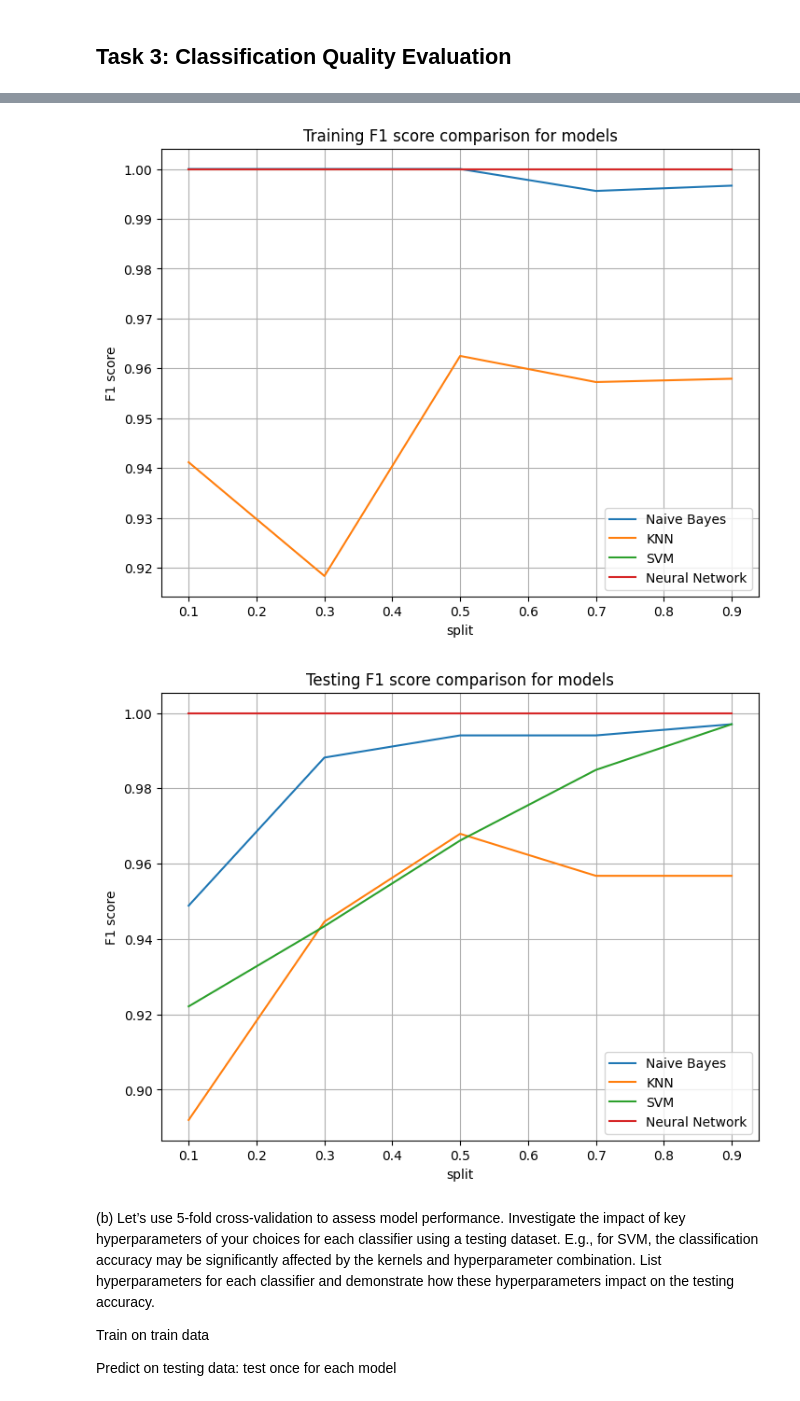
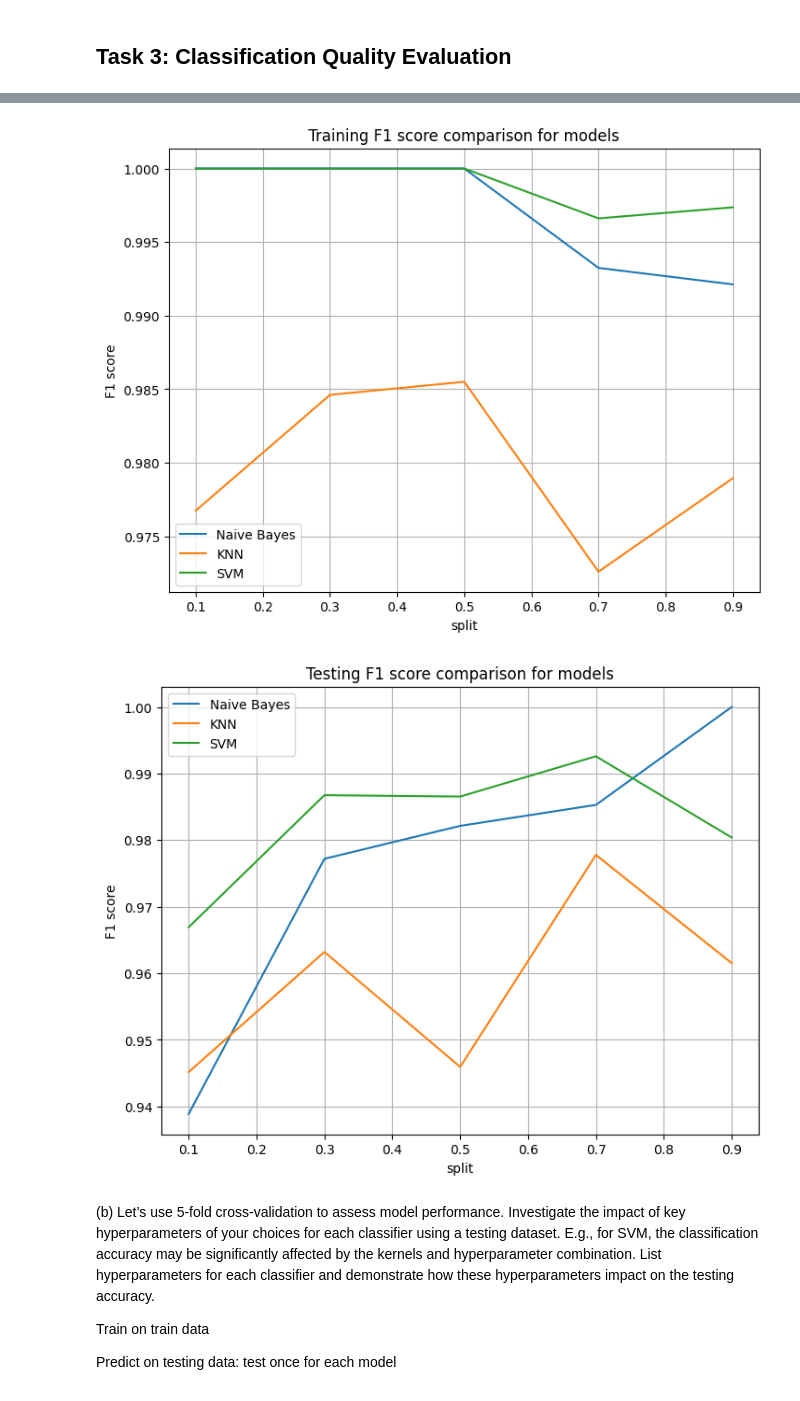
Before and after one commit to jeffcct/Tutorial-5, a Jupyter notebook: Assignment/A3_Code_Group_T06-4.ipynb, the cells around one changed output, grey strips where cells are left out. Drawn from its saved outputs; the diff is of its cells as text; code cells hidden in the pictures.

```diff
--- a/Assignment/A3_Code_Group_T06-4.ipynb
+++ b/Assignment/A3_Code_Group_T06-4.ipynb
@@ -470,7 +470,7 @@ for hidden_units in hidden_units_list:
             for layer in m.coefs_:
                 layer[:] = np.random.uniform(0, 0.1, layer.shape)
 
-    mlp._fit(X_train_count, y_train)
+    mlp._fit(X_train_tfidf, y_train)
     init_weights(mlp)
 
     training_losses = []
@@ -502,36 +502,43 @@ Accuracy Score with 40 hidden units: 0.9651162790697675
 # %% [markdown]
 ## Task 3: Classification Quality Evaluation
+# %%
+def split_data(dataX, split):
+    # Vectorizing after data split
+    X_train, X_test, y_train, y_test = train_test_split(dataX["Text"], dataX["Category"], train_size=split,random_state=42)
+
+    #Tfid Vectorizer
+    tfidf = TfidfVectorizer()
+    X_train_tfidf = tfidf.fit_transform(X_train)
+    X_test_tfidf = tfidf.transform(X_test)
+
+    return X_train_tfidf, X_test_tfidf, y_train, y_test
 # %%
 # removes the annoying deprecation warnings that are being a pain to read lol
-
-
-
-
 
 splits = [0.1, 0.3, 0.5, 0.7, 0.9]
 
 svm = SVC(kernel="linear", C=1)
-knn = KNeighborsClassifier(n_neighbors=k, metric="cosine")
+knn = KNeighborsClassifier(n_neighbors=4, metric="cosine")
 
 models = {"Naive Bayes": NBmodel, "KNN": knn, "SVM": svm, "Neural Network": mlp}
 
-all_data = X_train_count
-all_labels = y_train
+#all_data = X_train_count
+#all_labels = y_train
 
 results_train = {}
 results_test = {}
 
 for name in models.keys():
     for split in splits:
-        X_train, X_verify, y_t, y_verify = train_test_split(all_data, all_labels, test_size= 1-split,random_state=42)
+        X_train, X_verify, y_t, y_verify = split_data(data_X, split)
 
         models[name].fit(X_train, y_t)
 
         y_pred_train = models[name].predict(X_train)
-        y_pred_verify = models[name].predict(all_data)
+        y_pred_verify = models[name].predict(X_verify)
 
         measure_train = f1_score(y_t, y_pred_train, pos_label = 'tech')
-        measure_test = f1_score(y_train, y_pred_verify, pos_label = 'tech')
+        measure_test = f1_score(y_verify, y_pred_verify, pos_label = 'tech')
 
         results_train[name] = results_train.get(name, [[],[]])
         results_train[name][0].append(split); results_train[name][1].append(measure_train)
@@ -587,5 +594,5 @@ Neural Network model: with split = 0.9 scores result: 1.0
-[figure, old version]
+[figure, new version]
-[figure, old version]
+[figure, new version]
 # %% [markdown]
 (b) Let’s use 5-fold cross-validation to assess model performance. Investigate the impact of key
 hyperparameters of your choices for each classifier using a testing dataset. E.g., for SVM, the
```
Also changed, not shown: parts of 2 cells of this notebook.
